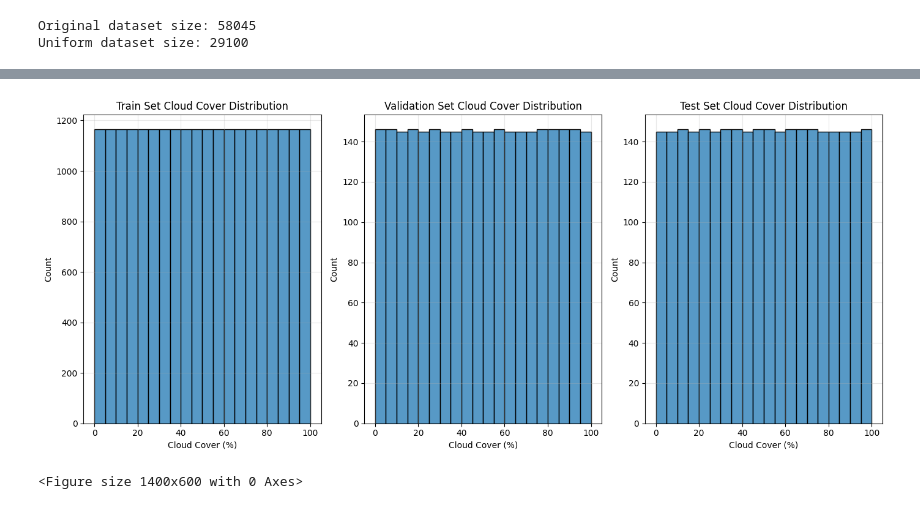
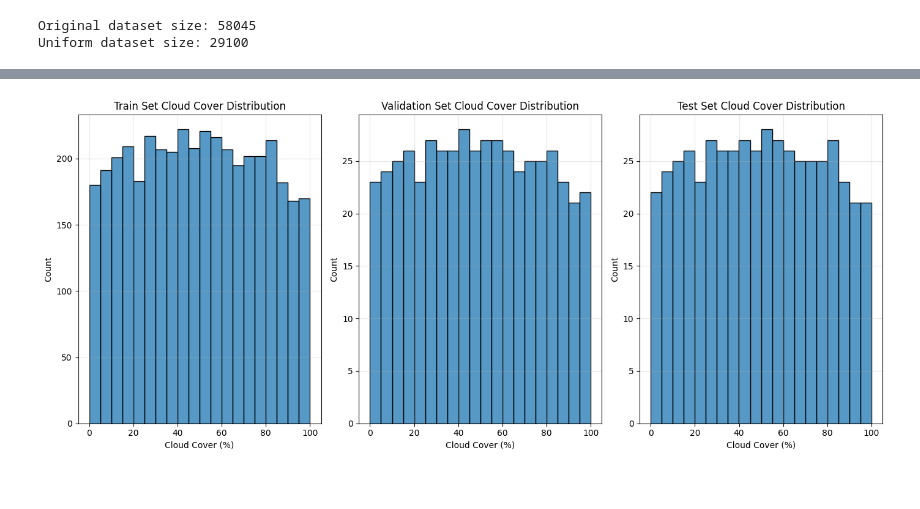
Before and after one commit to sebastien-tetaud/sentinel-2-ai-processor, a Jupyter notebook: dataset/notebook/prepare-dataset-v1.ipynb, the cells around one changed output, grey strips where cells are left out. Saved outputs shown, nothing was run; the diff lists cells and outputs as text; code cells hidden in the pictures.

Commit message:
update V2 data + download.py for train val test

```diff
--- a/dataset/notebook/prepare-dataset-v1.ipynb
+++ b/dataset/notebook/prepare-dataset-v1.ipynb
@@ -46,8 +37,6 @@ plt.grid(True, alpha=0.5)
 plt.show()
 # %% [output]
 [figure]
-# %%
-df = df_target[df_target['cloud_cover']>90].sample(n=1400, random_state=42)
 # %%
 import numpy as np
 import pandas as pd
@@ -333,3 +253,8 @@ plt.show()
+# %%
+# sample Data
+
+uniform_df_input = uniform_df_input.sample(n=5000, random_state=42, replace=False)
+uniform_df_target = uniform_df_target.loc[uniform_df_input.index]
 # %%
 import numpy as np
 import pandas as pd
@@ -382,6 +307,17 @@ def split_dataset_stratified_by_cloud_cover(df_input, df_target, train_size=0.7,
     input_val = input_val.drop('cloud_cover_bin', axis=1)
     input_test = input_test.drop('cloud_cover_bin', axis=1)
 
+    input_train = input_train.reset_index(drop=True)
+    input_val = input_val.reset_index(drop=True)
+    input_test = input_test.reset_index(drop=True)
+    target_train = target_train.reset_index(drop=True)
+    target_val = target_val.reset_index(drop=True)
+    target_test = target_test.reset_index(drop=True)
+
+
+
+
+
     # Report split sizes
     print(f"Split data into:")
     print(f"  Training:   {len(input_train)} samples ({len(input_train)/len(df_input):.1%})")
@@ -389,6 +325,8 @@ def split_dataset_stratified_by_cloud_cover(df_input, df_target, train_size=0.7,
     print(f"  Test:       {len(input_test)} samples ({len(input_test)/len(df_input):.1%})")
 
     return input_train, input_val, input_test, target_train, target_val, target_test
+
+
 
 # Perform the split
 input_train, input_val, input_test, target_train, target_val, target_test = split_dataset_stratified_by_cloud_cover(
@@ -424,62 +362,5 @@ plt.grid(alpha=0.3)
 
 plt.tight_layout()
 plt.show()
-
-# Compare month distribution across splits
-def plot_monthly_distribution_by_split(train_df, val_df, test_df, title='Monthly Distribution by Split'):
-    """Plot monthly distribution across train/val/test splits"""
-    month_order = ['Jan', 'Feb', 'Mar', 'Apr', 'May', 'Jun', 'Jul', 'Aug', 'Sep', 'Oct', 'Nov', 'Dec']
-
-    train_months = train_df['month_name'].value_counts().reindex(month_order).fillna(0)
-    val_months = val_df['month_name'].value_counts().reindex(month_order).fillna(0)
-    test_months = test_df['month_name'].value_counts().reindex(month_order).fillna(0)
-
-    # Combine into a DataFrame for plotting
-    monthly_dist = pd.DataFrame({
-        'Train': train_months,
-        'Validation': val_months,
-        'Test': test_months
-    })
-
-    # Plot
-    plt.figure(figsize=(14, 6))
-    monthly_dist.plot(kind='bar')
-    plt.title(title)
-    plt.xlabel('Month')
-    plt.ylabel('Count')
-    plt.xticks(rotation=45)
-    plt.grid(axis='y', alpha=0.3)
-    plt.legend(title='Split')
-    plt.tight_layout()
-    plt.show()
-
-    return monthly_dist
-
-# Plot monthly distribution
-monthly_dist = plot_monthly_distribution_by_split(
-    input_train, input_val, input_test,
-    title='Monthly Distribution Across Train/Val/Test Splits'
-)
-
-# Optional: Save the splits to disk
-def save_splits(input_train, input_val, input_test, target_train, target_val, target_test, base_path='./data/splits/'):
-    """Save the data splits to disk"""
-    import os
-    os.makedirs(base_path, exist_ok=True)
-
-    # Save input datasets
-    input_train.to_csv(f"{base_path}/input_train.csv", index=False)
-    input_val.to_csv(f"{base_path}/input_val.csv", index=False)
-    input_test.to_csv(f"{base_path}/input_test.csv", index=False)
-
-    # Save target datasets
-    target_train.to_csv(f"{base_path}/target_train.csv", index=False)
-    target_val.to_csv(f"{base_path}/target_val.csv", index=False)
-    target_test.to_csv(f"{base_path}/target_test.csv", index=False)
-
-    print(f"Splits saved to {base_path}")
-
-# Uncomment to save the splits
-save_splits(input_train, input_val, input_test, target_train, target_val, target_test, base_path=BASE_DIR)
 # %% [output]
 Split data into:
@@ -489,2 +370 @@ Split data into:
-[figure, old version]
+[figure, new version]
-<Figure size 1400x600 with 0 Axes>
```
Also changed, not shown: parts of 16 cells of this notebook, 1 other file.
